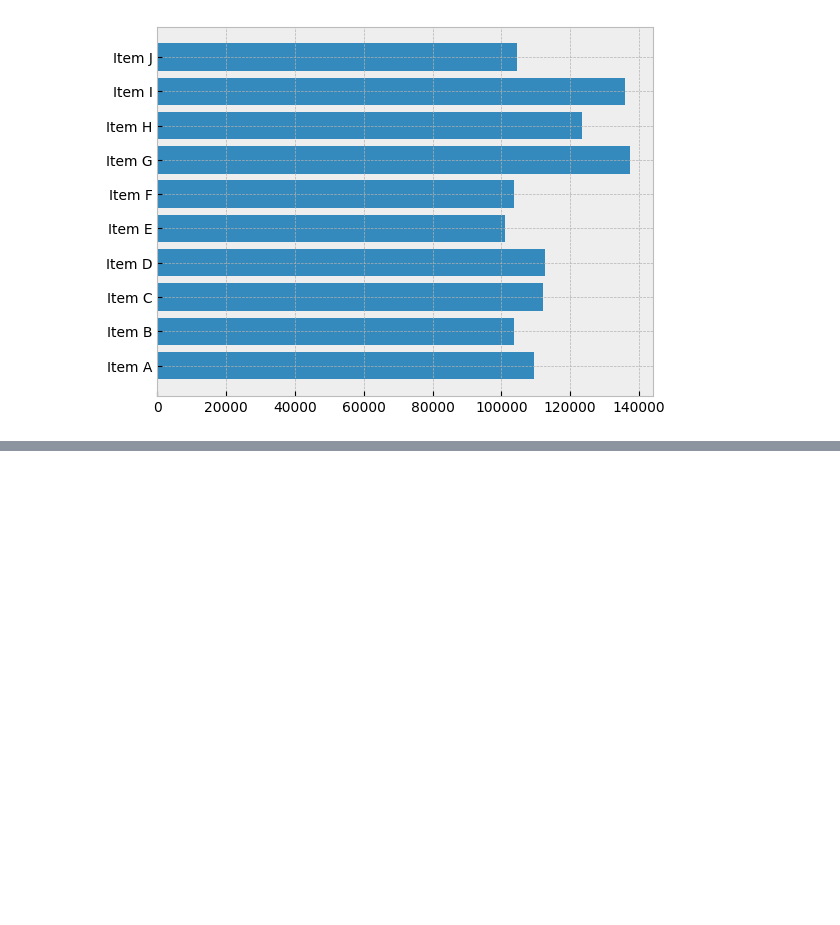
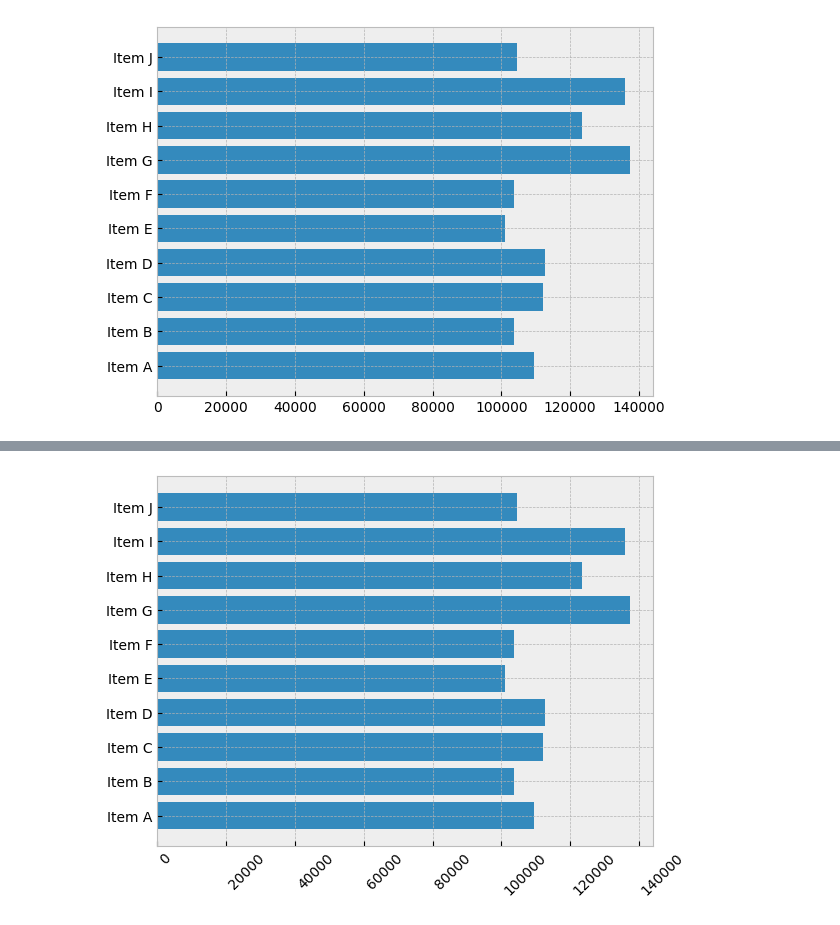
Before and after one commit to LatiefDataVisionary/matplotlib-with-indonesia-belajar, a Jupyter notebook: Matplotlib_16_|_Alur_Hidup_Plot_|_Plot_Lifecycle.ipynb, the cells around one changed output, grey strips where cells are left out. Drawn from its saved outputs; the diff is of its cells as text; code cells hidden in the pictures; blank space fills up the shorter version.

```diff
--- a/Matplotlib_16_|_Alur_Hidup_Plot_|_Plot_Lifecycle.ipynb
+++ b/Matplotlib_16_|_Alur_Hidup_Plot_|_Plot_Lifecycle.ipynb
@@ -138,0 +155,14 @@ plt.show()
+# %%
+fig, ax = plt.subplots()
+ax.barh(items, count)
+
+labels = ax.get_xticklabels()
+
+# set properties
+plt.setp(labels,
+         rotation=45,
+         horizontalalignment='left')
+
+plt.show()
+# %% [output]
+[figure, added]
```
Also changed, not shown: parts of 2 cells of this notebook.
